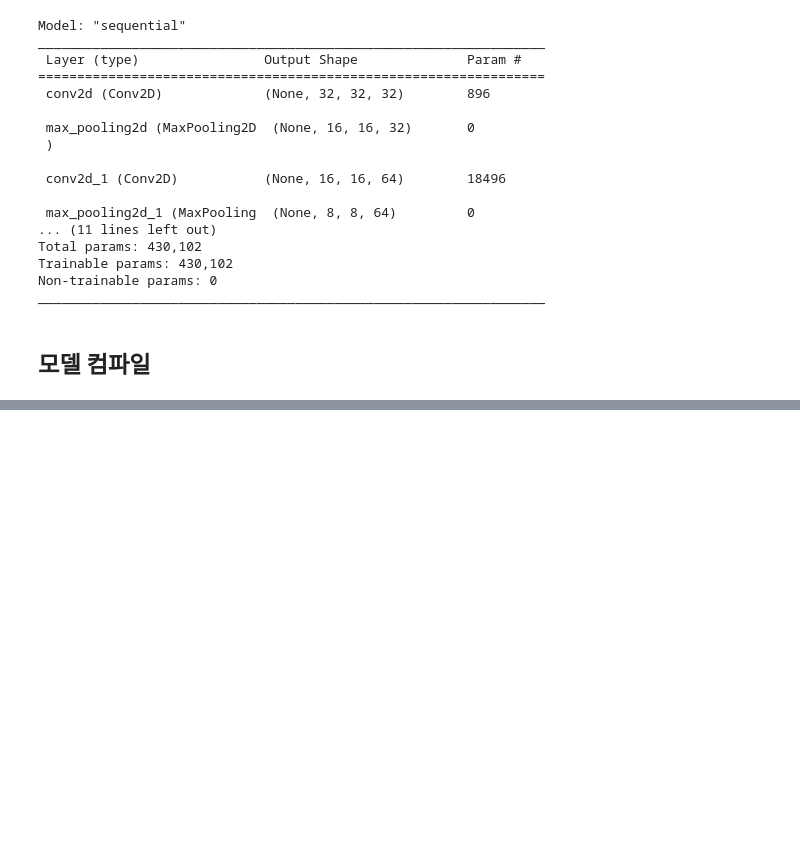
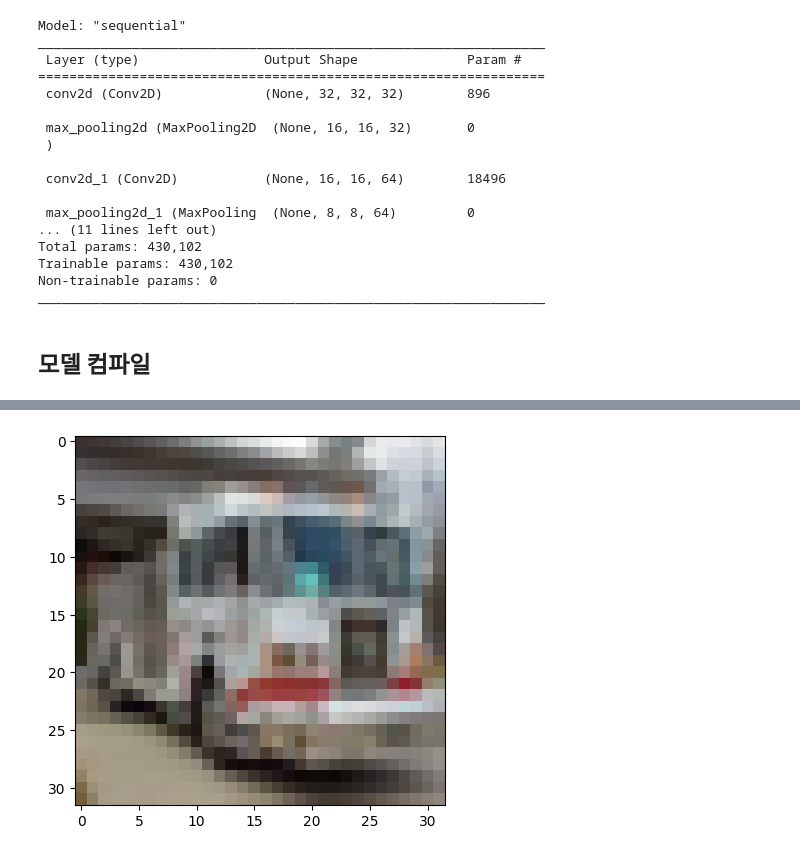
Before and after one commit to Marchbreeze/KU-2023-1-DeepLearning, a Jupyter notebook: CNN_classification.ipynb, the cells around one changed output, grey strips where cells are left out. Drawn from its saved outputs; the diff is of its cells as text; code cells hidden in the pictures; blank space fills up the shorter version.

```diff
--- a/CNN_classification.ipynb
+++ b/CNN_classification.ipynb
@@ -135,0 +186,6 @@ keras.utils.plot_model(model, show_shapes=True, to_file='cnn-model.png', dpi=300
+# %%
+# 첫번째 이미지 확인
+plt.imshow(val_scaled[0], cmap='gray_r')
+plt.show()
+# %% [output]
+[figure, added]
```
Also changed, not shown: parts of 10 cells of this notebook.
